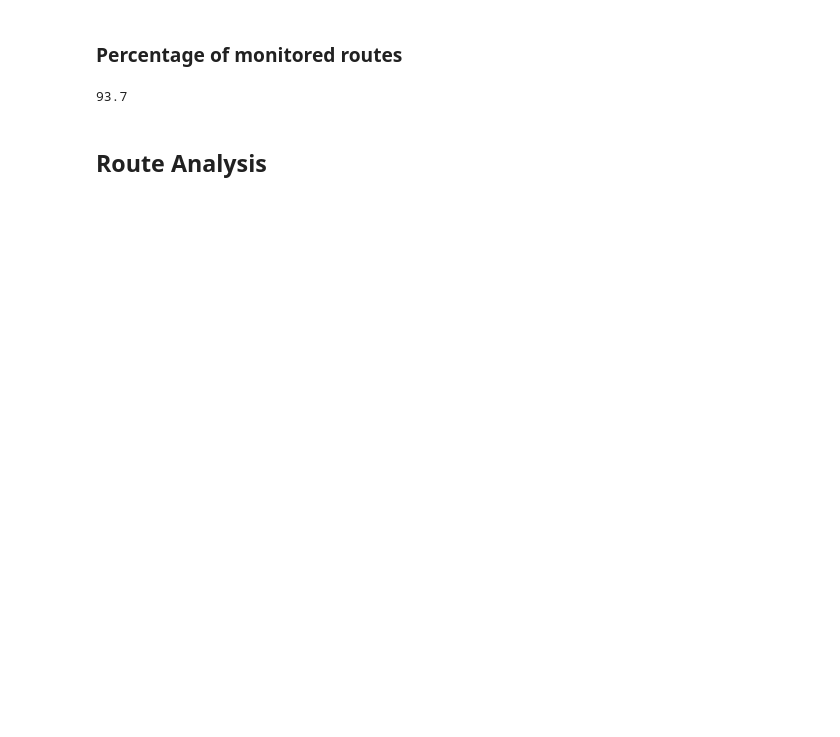
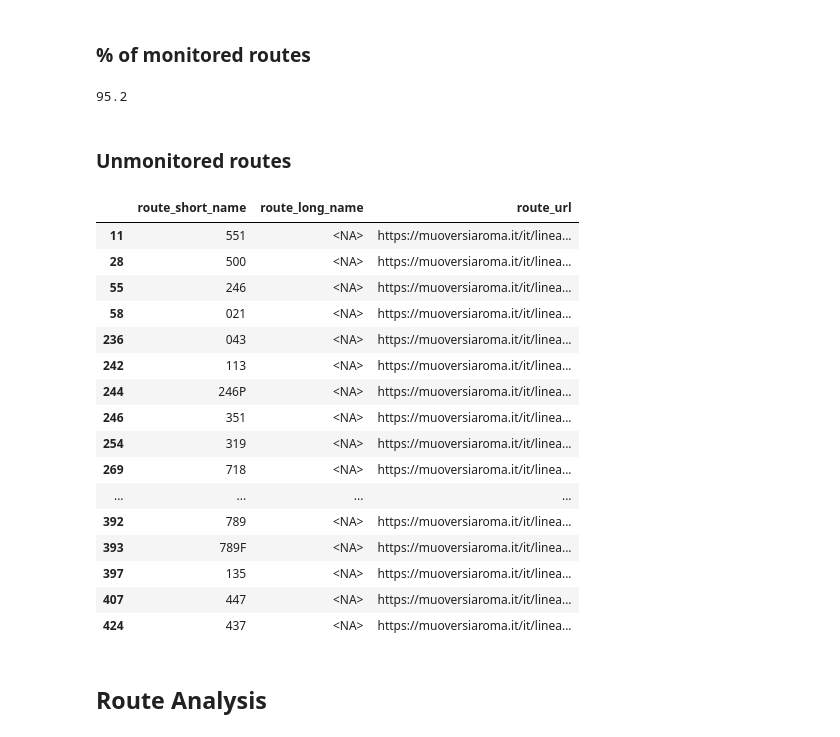
Before and after one commit to fra-luc/datac-analysis, a Jupyter notebook: src/analysis.ipynb, the cells around one changed output. Saved outputs shown, nothing was run; the diff lists cells and outputs as text; code cells hidden in the pictures; blank space fills up the shorter version.

```diff
--- a/src/analysis.ipynb
+++ b/src/analysis.ipynb
@@ -17,13 +17,42 @@ def get_monitored_routes(vehicle_positions: pandas.DataFrame):
+# %%
+routes = feed.get_routes()
+route_ids = routes["route_id"].unique()
+# %%
+def get_monitored_route_ids(vehicle_positions: pandas.DataFrame):
+    return vehicle_positions["vehicle.trip.route_id"].unique()
 # %%
-planned_routes = feed.get_routes()["route_id"].unique()
-monitored_routes = get_monitored_routes(vehicle_positions)
-unimonitored_routes =  set(planned_routes) - set(monitored_routes)
+monitored_route_ids = get_monitored_route_ids(vehicle_positions)
+unimonitored_route_ids = set(route_ids) - set(monitored_route_ids)
-# %% [markdown]
-### Percentage of monitored routes
+# %% [markdown]
+### % of monitored routes
 # %%
-round(len(monitored_routes) / len(planned_routes) * 100, 1)
+NUM_METRO_LINES = 4
+
+round(len(monitored_route_ids) / (len(route_ids) - NUM_METRO_LINES) * 100, 1)
 # %% [output]
-93.7
+95.2
+# %% [markdown]
+### Unmonitored routes
+# %%
+routes[routes["route_id"].isin(unimonitored_route_ids)][["route_short_name", "route_long_name", "route_url"]]
+# %% [output]
+|  | route_short_name | route_long_name | route_url |
+| 11 | 551 | <NA> | https://muoversiaroma.it/it/linea... |
+| 28 | 500 | <NA> | https://muoversiaroma.it/it/linea... |
+| 55 | 246 | <NA> | https://muoversiaroma.it/it/linea... |
+| 58 | 021 | <NA> | https://muoversiaroma.it/it/linea... |
+| 236 | 043 | <NA> | https://muoversiaroma.it/it/linea... |
+| 242 | 113 | <NA> | https://muoversiaroma.it/it/linea... |
+| 244 | 246P | <NA> | https://muoversiaroma.it/it/linea... |
+| 246 | 351 | <NA> | https://muoversiaroma.it/it/linea... |
+| 254 | 319 | <NA> | https://muoversiaroma.it/it/linea... |
+| 269 | 718 | <NA> | https://muoversiaroma.it/it/linea... |
+| ... | ... | ... | ... |
+| 392 | 789 | <NA> | https://muoversiaroma.it/it/linea... |
+| 393 | 789F | <NA> | https://muoversiaroma.it/it/linea... |
+| 397 | 135 | <NA> | https://muoversiaroma.it/it/linea... |
+| 407 | 447 | <NA> | https://muoversiaroma.it/it/linea... |
+| 424 | 437 | <NA> | https://muoversiaroma.it/it/linea... |
 # %% [markdown]
 ## Route Analysis
 # %%
```
Also changed, not shown: parts of 21 cells of this notebook, 3 other files.
